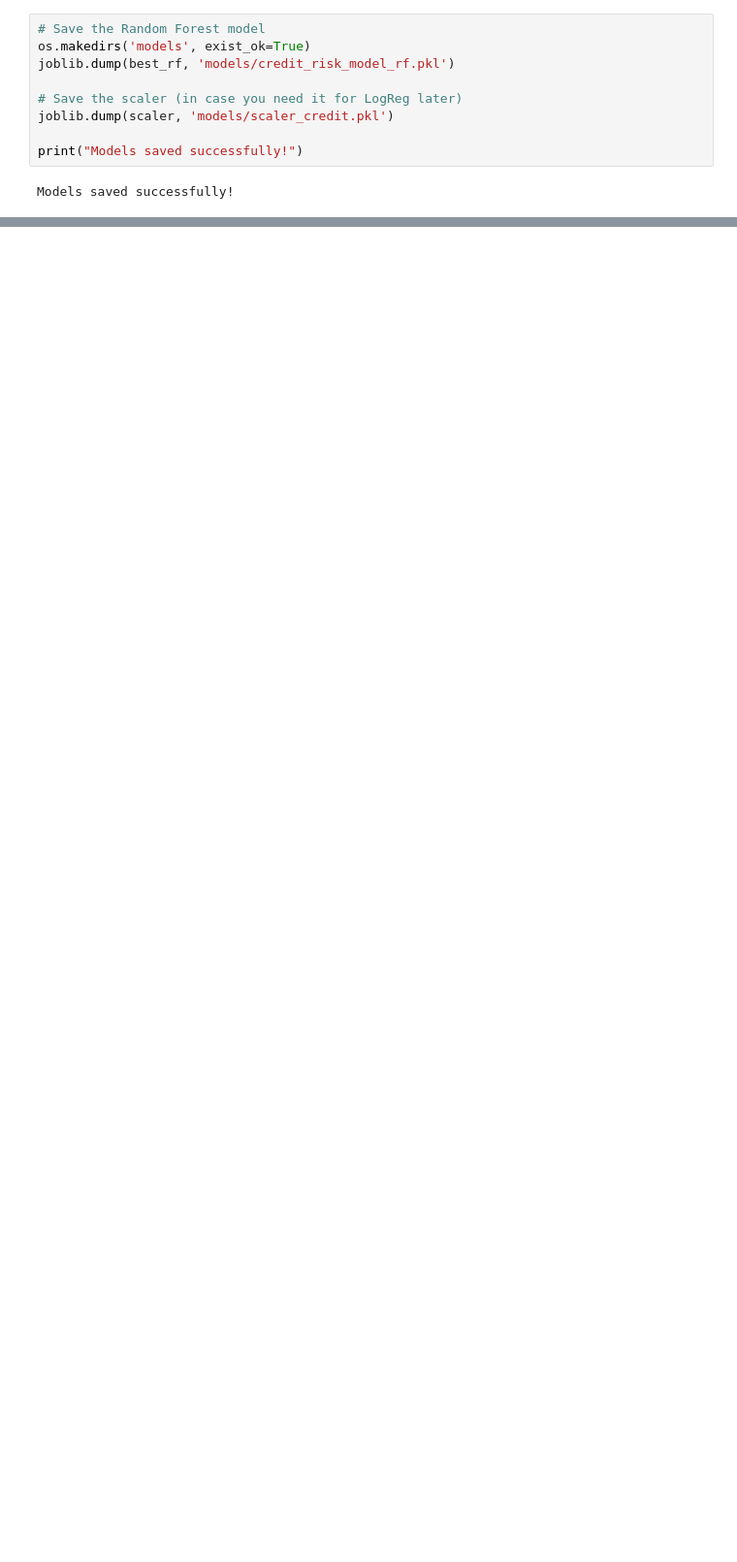
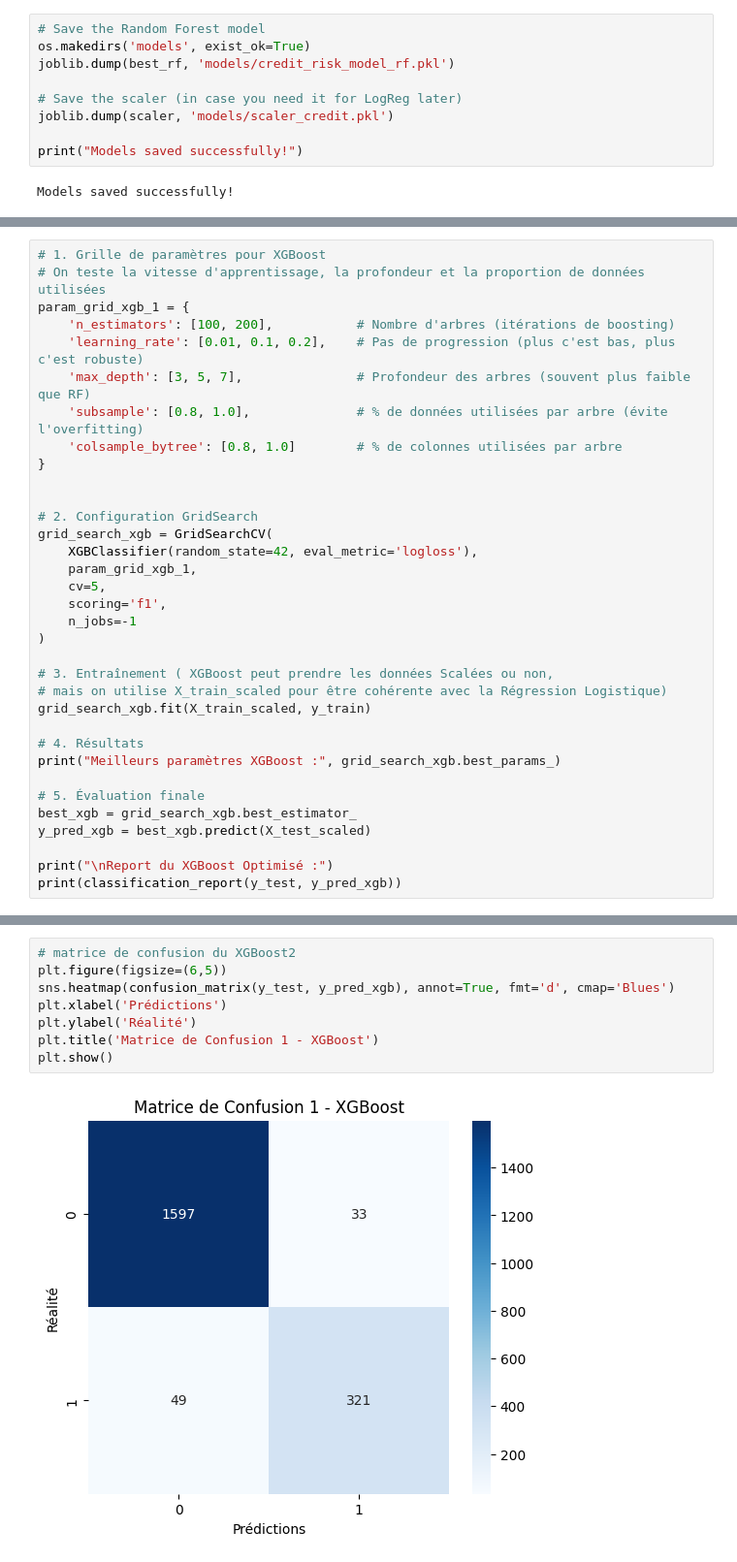
Before and after one commit to andrealoy/creditloanprediction, a Jupyter notebook: eda.ipynb, the cells around one changed output, grey strips where cells are left out. Shown at 97% size. Saved outputs shown, nothing was run; the diff lists cells and outputs as text; blank space fills up the shorter version.

Commit message:
ap profondissements eda et contexte et xgboost

```diff
--- a/eda.ipynb
+++ b/eda.ipynb
@@ -678,0 +769,34 @@ Models saved successfully!
+# %%
+# 1. Grille de paramètres pour XGBoost
+# On teste la vitesse d'apprentissage, la profondeur et la proportion de données utilisées
+param_grid_xgb_1 = {
+    'n_estimators': [100, 200],           # Nombre d'arbres (itérations de boosting)
+    'learning_rate': [0.01, 0.1, 0.2],    # Pas de progression (plus c'est bas, plus c'est robuste)
+    'max_depth': [3, 5, 7],               # Profondeur des arbres (souvent plus faible que RF)
+    'subsample': [0.8, 1.0],              # % de données utilisées par arbre (évite l'overfitting)
+    'colsample_bytree': [0.8, 1.0]        # % de colonnes utilisées par arbre
+}
+
+
+# 2. Configuration GridSearch
+grid_search_xgb = GridSearchCV(
+    XGBClassifier(random_state=42, eval_metric='logloss'),
+    param_grid_xgb_1,
+    cv=5,
+    scoring='f1',
+    n_jobs=-1
+)
+
+# 3. Entraînement ( XGBoost peut prendre les données Scalées ou non,
+# mais on utilise X_train_scaled pour être cohérente avec la Régression Logistique)
+grid_search_xgb.fit(X_train_scaled, y_train)
+
+# 4. Résultats
+print("Meilleurs paramètres XGBoost :", grid_search_xgb.best_params_)
+
+# 5. Évaluation finale
+best_xgb = grid_search_xgb.best_estimator_
+y_pred_xgb = best_xgb.predict(X_test_scaled)
+
+print("\nReport du XGBoost Optimisé :")
+print(classification_report(y_test, y_pred_xgb))
@@ -678,0 +843,10 @@ Models saved successfully!
+# %%
+# matrice de confusion du XGBoost2
+plt.figure(figsize=(6,5))
+sns.heatmap(confusion_matrix(y_test, y_pred_xgb), annot=True, fmt='d', cmap='Blues')
+plt.xlabel('Prédictions')
+plt.ylabel('Réalité')
+plt.title('Matrice de Confusion 1 - XGBoost')
+plt.show()
+# %% [output]
+[figure, added]
```
Also changed, not shown: parts of 39 cells of this notebook.
